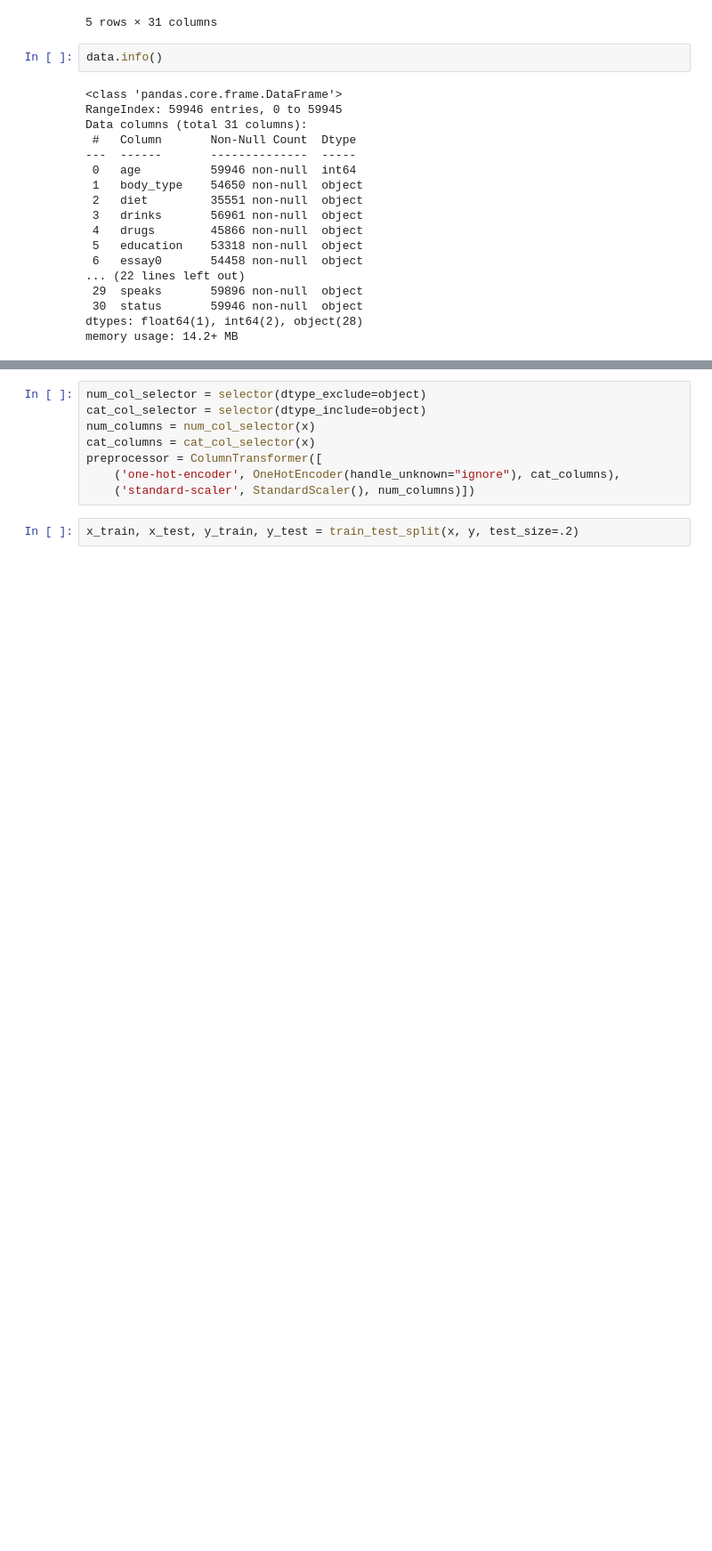
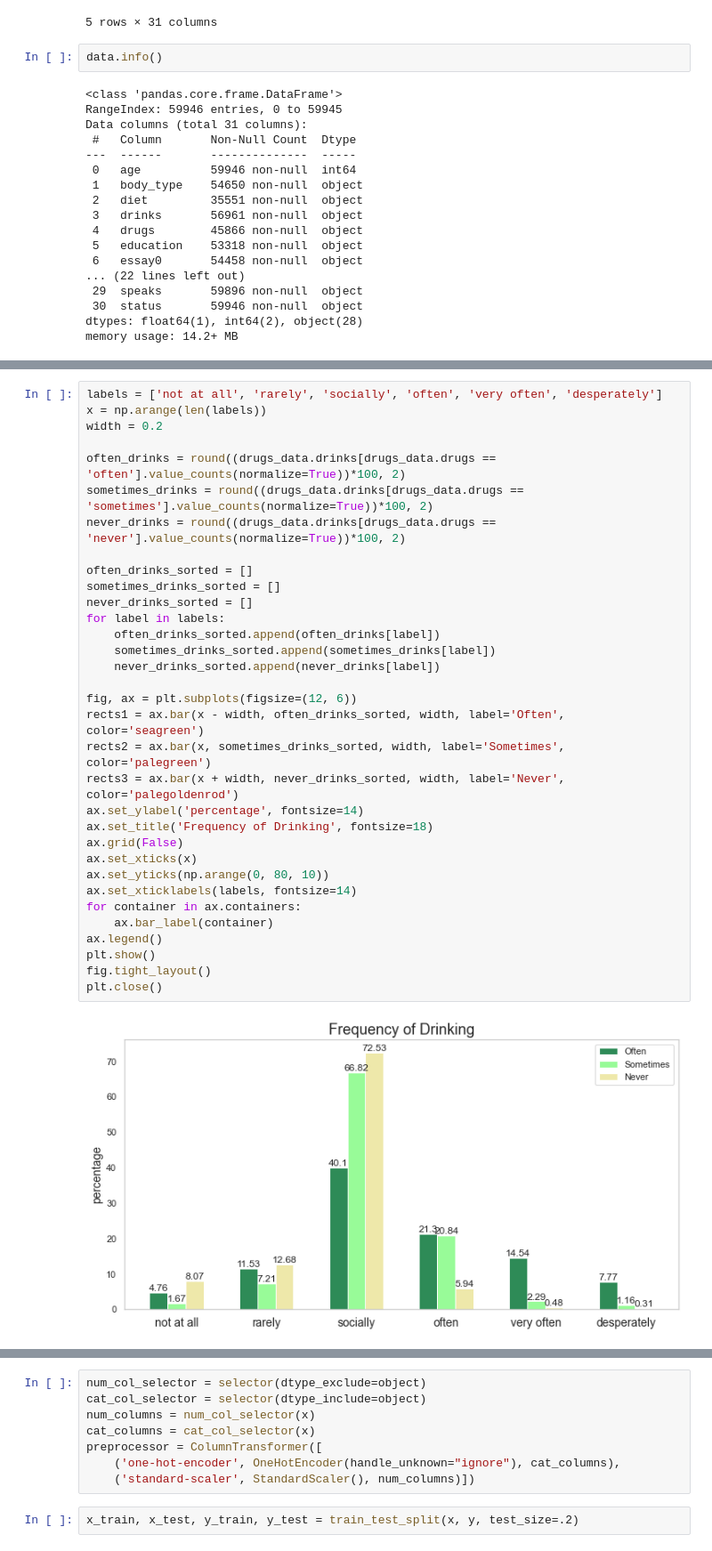
Before and after one commit to borocoto/OKCupid-Date-A-Scientist, a Jupyter notebook: date-a-scientist.ipynb, the cells around one changed output, grey strips where cells are left out. Shown: that part at 89% size. Saved outputs shown, nothing was run; the diff lists cells and outputs as text; blank space fills up the shorter version.

```diff
--- a/date-a-scientist.ipynb
+++ b/date-a-scientist.ipynb
@@ -80,0 +130,35 @@ y = drugs_data.drugs
+# %%
+labels = ['not at all', 'rarely', 'socially', 'often', 'very often', 'desperately']
+x = np.arange(len(labels))
+width = 0.2
+
+often_drinks = round((drugs_data.drinks[drugs_data.drugs == 'often'].value_counts(normalize=True))*100, 2)
+sometimes_drinks = round((drugs_data.drinks[drugs_data.drugs == 'sometimes'].value_counts(normalize=True))*100, 2)
+never_drinks = round((drugs_data.drinks[drugs_data.drugs == 'never'].value_counts(normalize=True))*100, 2)
+
+often_drinks_sorted = []
+sometimes_drinks_sorted = []
+never_drinks_sorted = []
+for label in labels:
+    often_drinks_sorted.append(often_drinks[label])
+    sometimes_drinks_sorted.append(sometimes_drinks[label])
+    never_drinks_sorted.append(never_drinks[label])
+
+fig, ax = plt.subplots(figsize=(12, 6))
+rects1 = ax.bar(x - width, often_drinks_sorted, width, label='Often', color='seagreen')
+rects2 = ax.bar(x, sometimes_drinks_sorted, width, label='Sometimes', color='palegreen')
+rects3 = ax.bar(x + width, never_drinks_sorted, width, label='Never', color='palegoldenrod')
+ax.set_ylabel('percentage', fontsize=14)
+ax.set_title('Frequency of Drinking', fontsize=18)
+ax.grid(False)
+ax.set_xticks(x)
+ax.set_yticks(np.arange(0, 80, 10))
+ax.set_xticklabels(labels, fontsize=14)
+for container in ax.containers:
+    ax.bar_label(container)
+ax.legend()
+plt.show()
+fig.tight_layout()
+plt.close()
+# %% [output]
+[figure, added]
```
Also changed, not shown: parts of 45 cells of this notebook.
